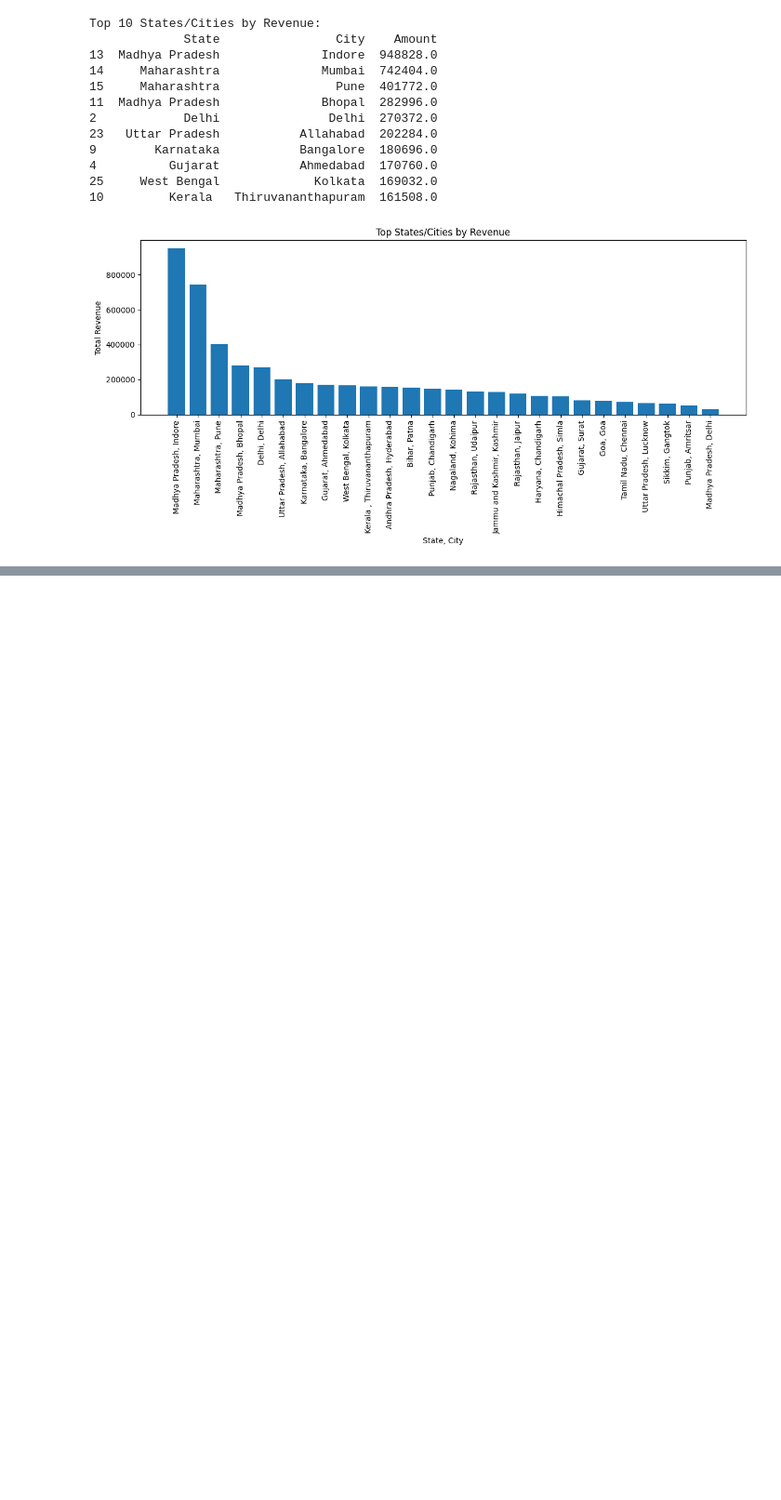
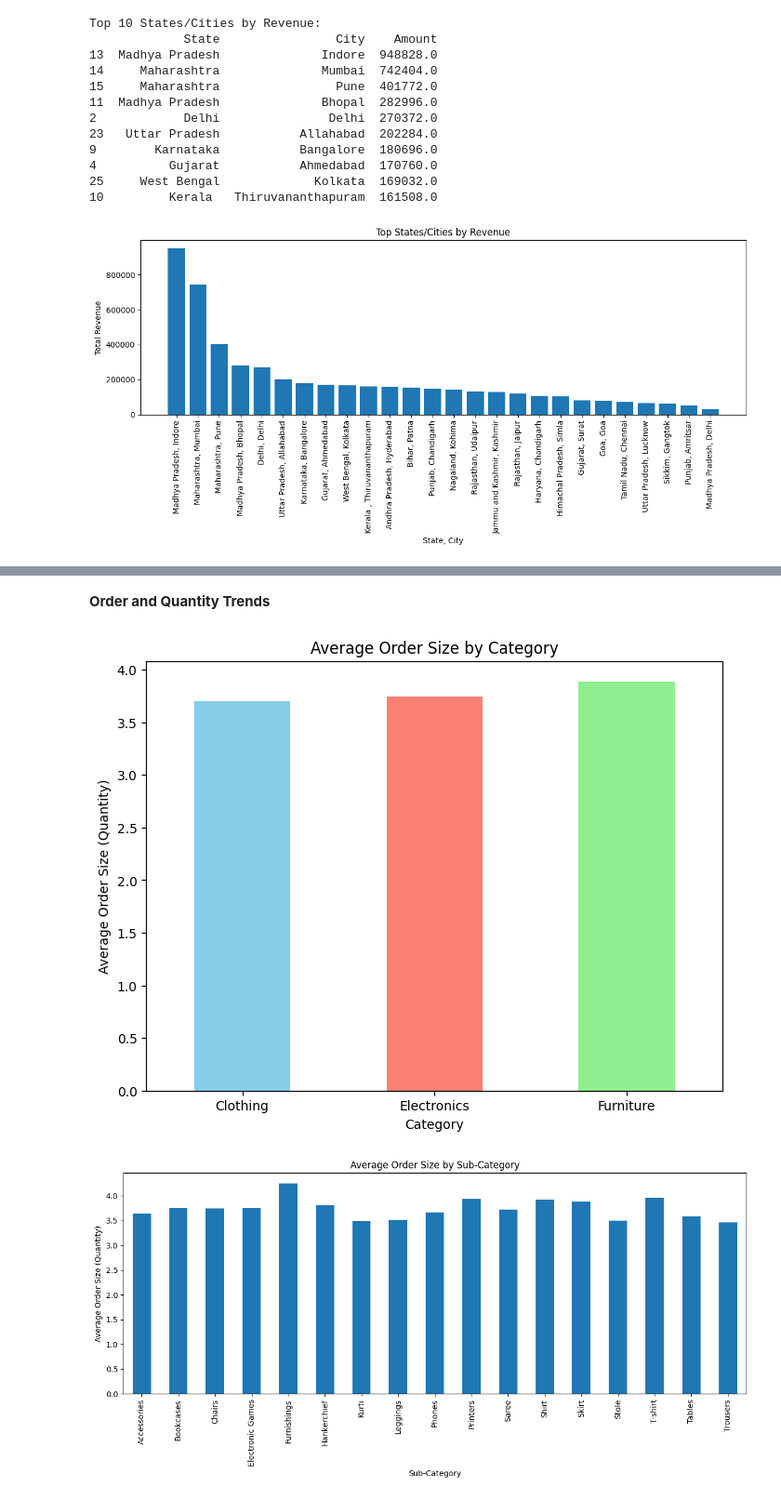
Before and after one commit to Daneswariaddala/Daneswari, a Jupyter notebook: E_Commerce_orders.ipynb, the cells around one changed output, grey strips where cells are left out. Shown at 93% size. Saved outputs shown, nothing was run; the diff lists cells and outputs as text; code cells hidden in the pictures; blank space fills up the shorter version.

```diff
--- a/E_Commerce_orders.ipynb
+++ b/E_Commerce_orders.ipynb
@@ -456,0 +488,32 @@ Top 10 States/Cities by Revenue:
+# %% [markdown]
+**Order and Quantity Trends**
+# %%
+# prompt: What is the average order size (quantity) for different categories or subcategories?  give with visualization
+
+# Calculate average order size by category
+average_order_size = data.groupby('Category')['Quantity'].mean()
+
+# Create a bar plot to visualize average order size by category
+plt.figure(figsize=(8, 6))
+average_order_size.plot(kind='bar', color=['skyblue', 'salmon', 'lightgreen'])
+plt.title('Average Order Size by Category')
+plt.xlabel('Category')
+plt.ylabel('Average Order Size (Quantity)')
+plt.xticks(rotation=0)
+plt.show()
+
+# Calculate average order size by sub-category
+average_order_size_subcategory = data.groupby('Sub-Category')['Quantity'].mean()
+
+# Create a bar plot to visualize average order size by sub-category
+plt.figure(figsize=(12, 6))
+average_order_size_subcategory.plot(kind='bar')
+plt.title('Average Order Size by Sub-Category')
+plt.xlabel('Sub-Category')
+plt.ylabel('Average Order Size (Quantity)')
+plt.xticks(rotation=90)
+plt.tight_layout()
+plt.show()
+# %% [output]
+[figure, added]
+[figure, added]
```
Also changed, not shown: parts of 8 cells of this notebook.
